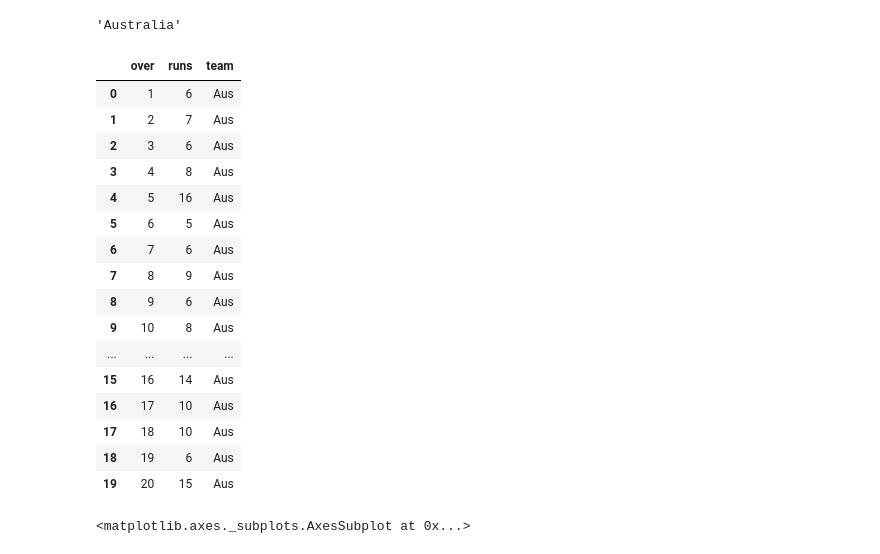
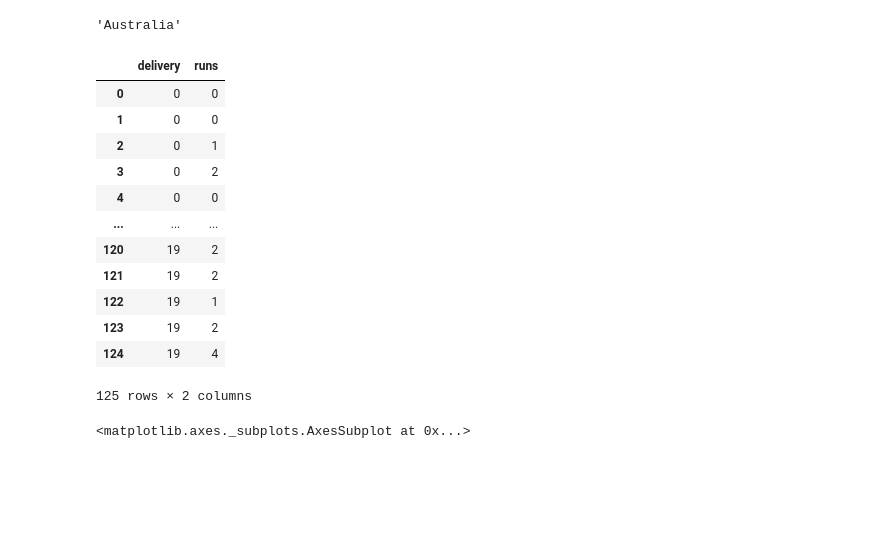
Before and after one commit to Rahul711sharma/ICC-20-20-cricket-EDA, a Jupyter notebook: Copy_of_Self_Project_Cricket_Scorecard.ipynb, the cells around one changed output. Drawn from its saved outputs; the diff is of its cells as text; code cells hidden in the pictures; blank space fills up the shorter version.

```diff
--- a/Copy_of_Self_Project_Cricket_Scorecard.ipynb
+++ b/Copy_of_Self_Project_Cricket_Scorecard.ipynb
@@ -60,29 +62,22 @@ for i in inning1_del_dict:
   overs= list(i.keys())[0]
   runs= i[overs]['runs']
   first_inning_deliveries_df= first_inning_deliveries_df.append({'delivery':int(overs),'runs':runs['extras']+runs['total']},ignore_index=True)
-# %%
-first_inning_deliveries_df['over']=first_inning_deliveries_df['delivery']+1
-first_inning_run_df= first_inning_deliveries_df.groupby('over')['runs'].sum('runs').reset_index()
-first_inning_run_df['team']= 'Aus'
-first_inning_run_df
-# %% [output]
-|  | over | runs | team |
-| 0 | 1 | 6 | Aus |
-| 1 | 2 | 7 | Aus |
-| 2 | 3 | 6 | Aus |
-| 3 | 4 | 8 | Aus |
-| 4 | 5 | 16 | Aus |
-| 5 | 6 | 5 | Aus |
-| 6 | 7 | 6 | Aus |
-| 7 | 8 | 9 | Aus |
-| 8 | 9 | 6 | Aus |
-| 9 | 10 | 8 | Aus |
-| ... | ... | ... | ... |
-| 15 | 16 | 14 | Aus |
-| 16 | 17 | 10 | Aus |
-| 17 | 18 | 10 | Aus |
-| 18 | 19 | 6 | Aus |
-| 19 | 20 | 15 | Aus |
+# %%
+first_inning_deliveries_df
+# %% [output]
+|  | delivery | runs |
+| 0 | 0 | 0 |
+| 1 | 0 | 0 |
+| 2 | 0 | 1 |
+| 3 | 0 | 2 |
+| 4 | 0 | 0 |
+| ... | ... | ... |
+| 120 | 19 | 2 |
+| 121 | 19 | 2 |
+| 122 | 19 | 1 |
+| 123 | 19 | 2 |
+| 124 | 19 | 4 |
+125 rows × 2 columns
 # %%
 sns.lineplot(first_inning_run_df.over,first_inning_run_df['runs'])
 sns.lineplot(first_inning_run_df.over,first_inning_run_df['runs'].cumsum())
```
Also changed, not shown: parts of 3 cells of this notebook.
